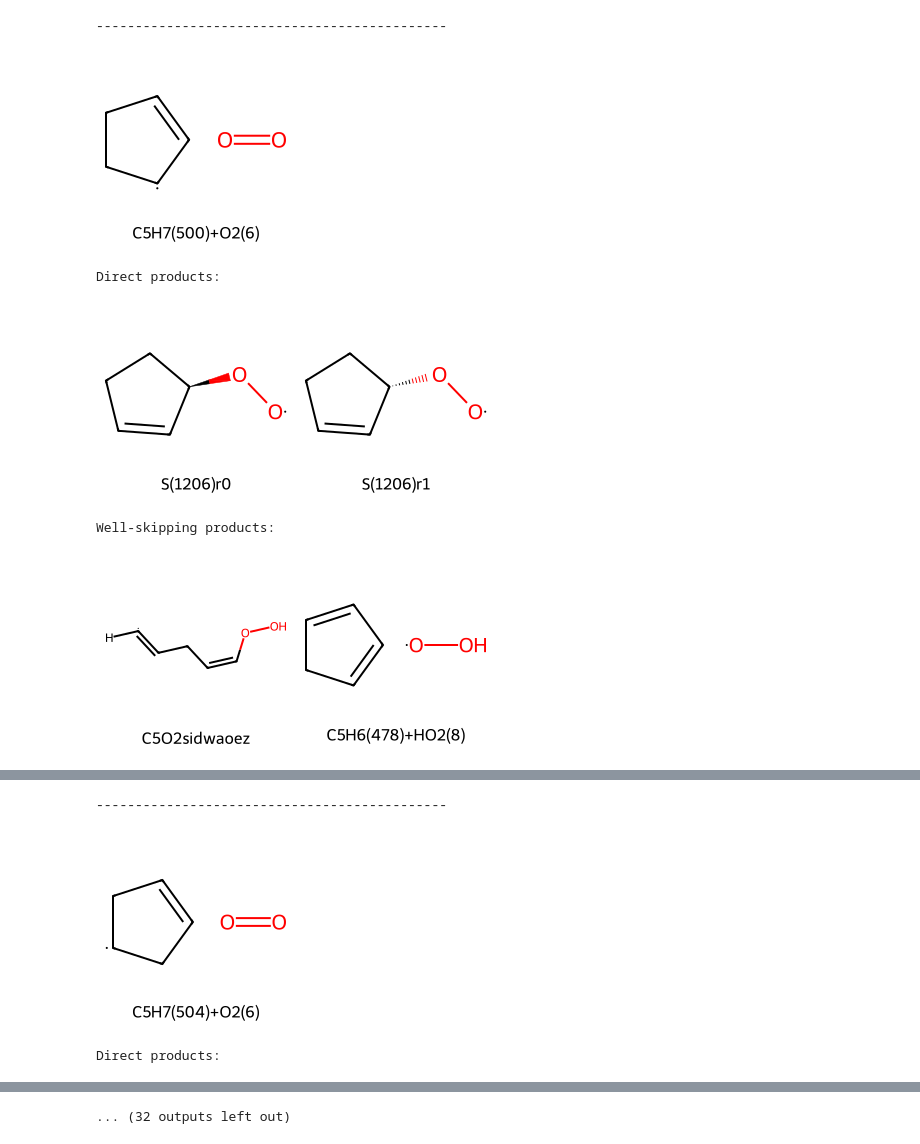
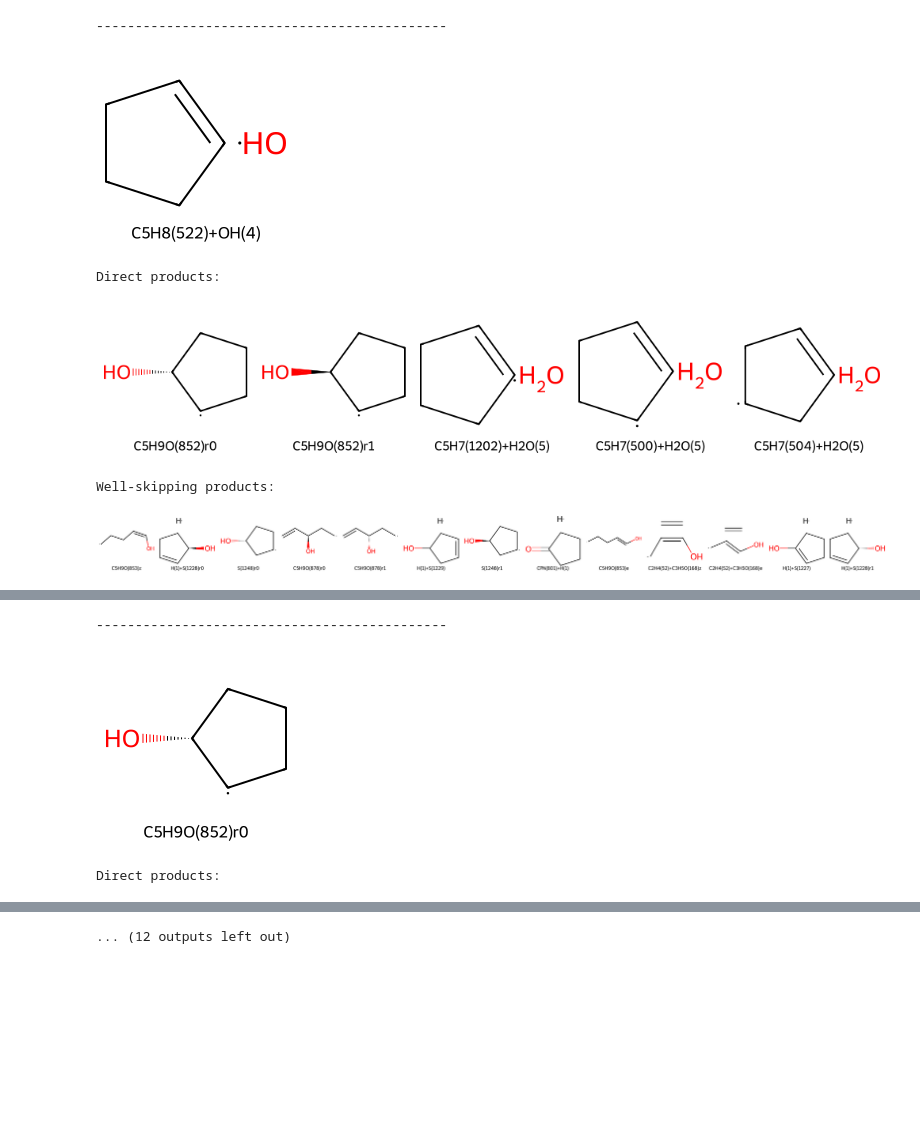
Before and after one commit to avcopan/project-cyclopentane, a Jupyter notebook: notebooks/branch_frac.ipynb, the cells around one changed output, grey strips where cells are left out. Drawn from its saved outputs; the diff is of its cells as text; code cells hidden in the pictures; blank space fills up the shorter version.

```diff
--- a/notebooks/branch_frac.ipynb
+++ b/notebooks/branch_frac.ipynb
@@ -10,44 +10,44 @@ open_browser = False
 tag = "Z_mess_v0"
 root_path = Path("..")
 
 stoich = "C5H7"
 reactants_list = [["C5H7(500)"], ["C5H7(504)"]]
 stoich = "C5H7O2"
 reactants_list = [["C5H7(500)", "O2(6)"], ["C5H7(504)", "O2(6)"], ["S(602)"], ["S(1206)r0"], ["S(1210)r0"], ["S(1209)r0"]]
-# stoich = "C5H9"
-# reactants_list = [["C5H9(553)"]]
-# stoich = "C5H9O"
-# reactants_list = [["C5H8(522)", "OH(4)"], ["C5H9O(852)r0"]]
+stoich = "C5H9"
+reactants_list = [["C5H9(553)"]]
+stoich = "C5H9O"
+reactants_list = [["C5H8(522)", "OH(4)"], ["C5H9O(852)r0"], ["C5H9O(853)e"]]
 # stoich = "C5H9O2"
 # # reactants_list = [["S(719)"], ["S(722)r0"], ["S(725)r0"], ["C5H8(522)", "HO2(8)"]]
 # reactants_list = [ ["C5H8(522)", "HO2(8)"]]
 # stoich = "C5H11O"
 # reactants_list = [["CPT(563)", "OH(4)"]]
 # stoich = "C5H11O2"
 # reactants_list = [["CPT(563)", "HO2(8)"]]
 
 calc_mech_json = p_.calculated_pes_mechanism(
     tag, stoich, "json", path=p_.data(root_path)
 )
 calc_mech = am.io.read(calc_mech_json)
 
 if open_browser:
     disp_mech = calc_mech.model_copy(deep=True)
     disp_mech.reactions = disp_mech.reactions.filter(~pl.col("well_skipping"))
     am.display(disp_mech)
 
 am.display_branching_fractions(
-    calc_mech, T_range=T_range, P=10., reactants_list=reactants_list
+    calc_mech, T_range=T_range, P=1., reactants_list=reactants_list
 )
 # %% [output]
 ---------------------------------------------
-[figure, old version]
+[figure, new version]
 Direct products:
-[figure, old version]
+[figure, new version]
 Well-skipping products:
-[figure, old version]
+[figure, new version]
 [interactive output not drawn]
 [interactive output not drawn]
 ---------------------------------------------
-[figure, old version]
+[figure, new version]
 Direct products:
@@ -55 +55 @@ Direct products:
-... (32 outputs left out)
+... (12 outputs left out)
```
Also changed, not shown: parts of 1 cell of this notebook, 25 other files.
